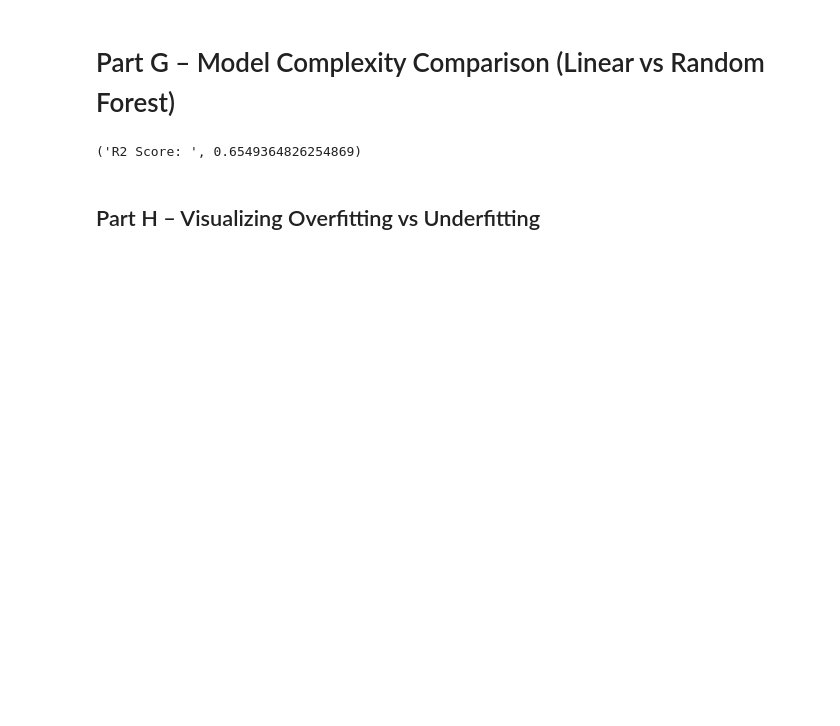
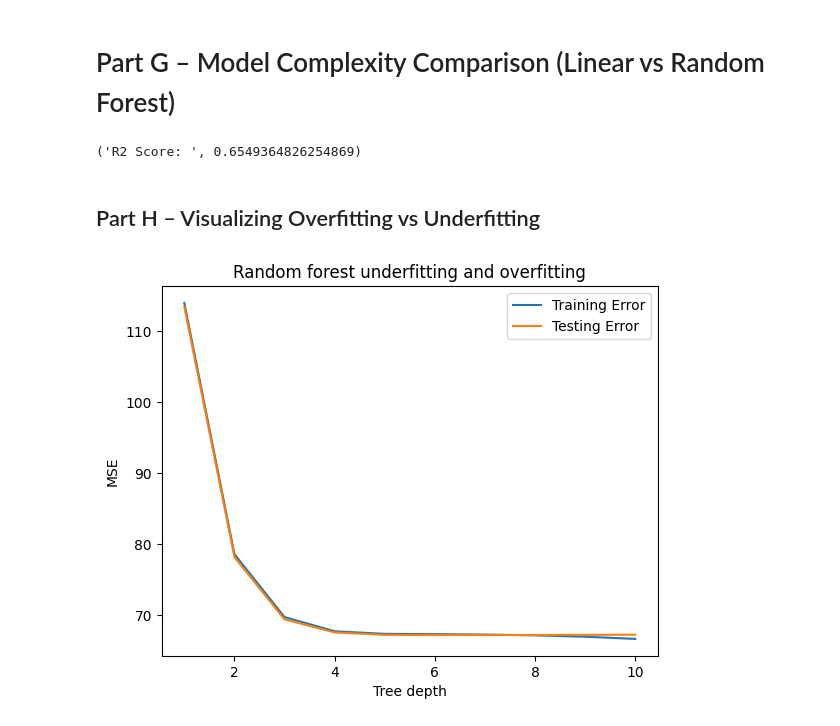
Before and after one commit to pasindu-piyumal/pandas_practice, a Jupyter notebook: practice_11/practice_11.ipynb, the cells around one changed output. Saved outputs shown, nothing was run; the diff lists cells and outputs as text; code cells hidden in the pictures; blank space fills up the shorter version.

Commit message:
Overfitting vs Underfitting Visualization

```diff
--- a/practice_11/practice_11.ipynb
+++ b/practice_11/practice_11.ipynb
@@ -172,3 +172,22 @@ y_pred_random_forest = random_forest_model.predict(x_test)
 ('R2 Score: ', 0.6549364826254869)
 # %% [markdown]
 ## Part H – Visualizing Overfitting vs Underfitting
+# %%
+train_error = []
+test_error = []
+
+for depth in range(1,11):
+    random_forest_model = RandomForestRegressor(max_depth=depth, random_state=42)
+    random_forest_model.fit(x_train, y_train)
+    train_error.append(mean_squared_error(y_train, random_forest_model.predict(x_train)))
+    test_error.append(mean_squared_error(y_test, random_forest_model.predict(x_test)))
+
+plt.plot(range(1, 11), train_error, label='Training Error')
+plt.plot(range(1, 11), test_error, label='Testing Error')
+plt.xlabel('Tree depth')
+plt.ylabel('MSE')
+plt.legend()
+plt.title('Random forest underfitting and overfitting')
+plt.show()
+# %% [output]
+[figure, added]
```
